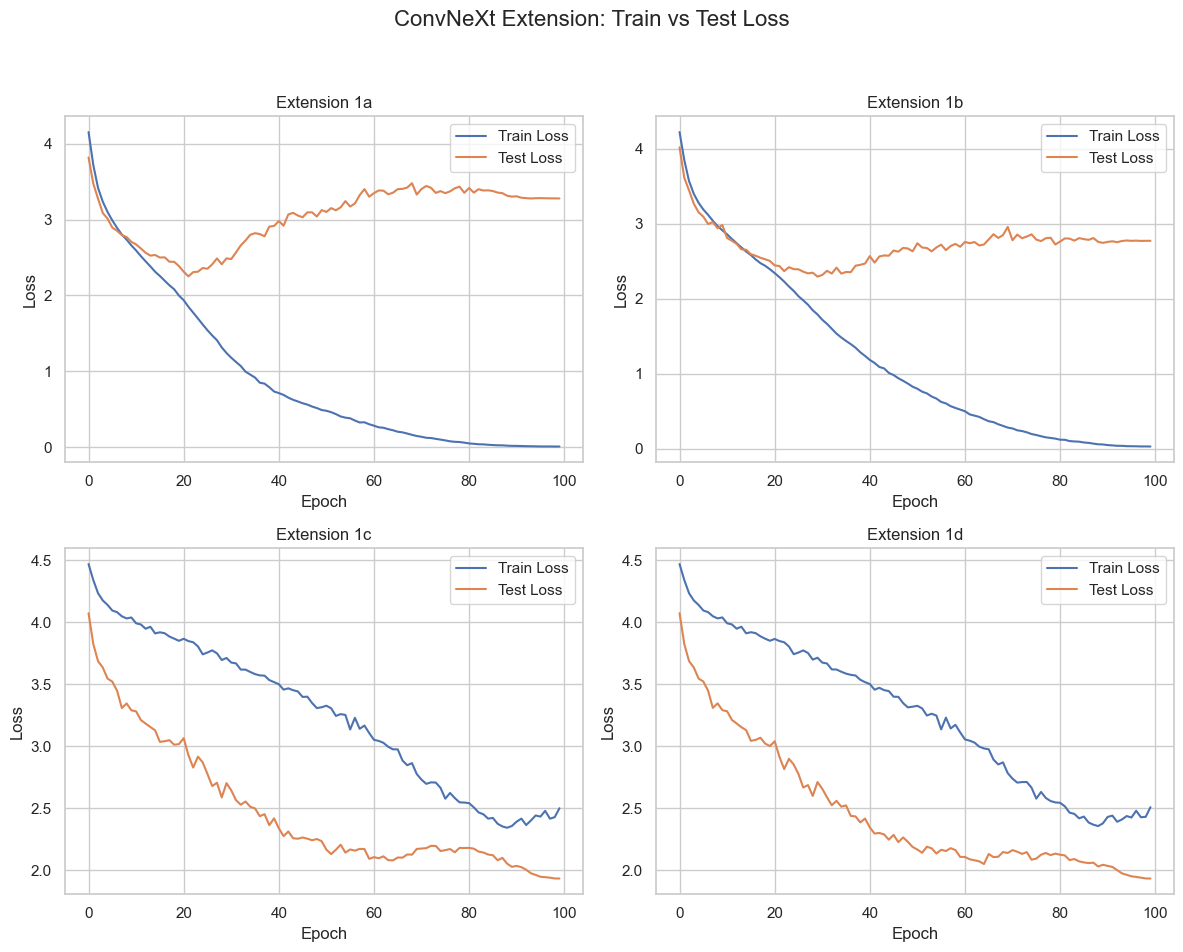
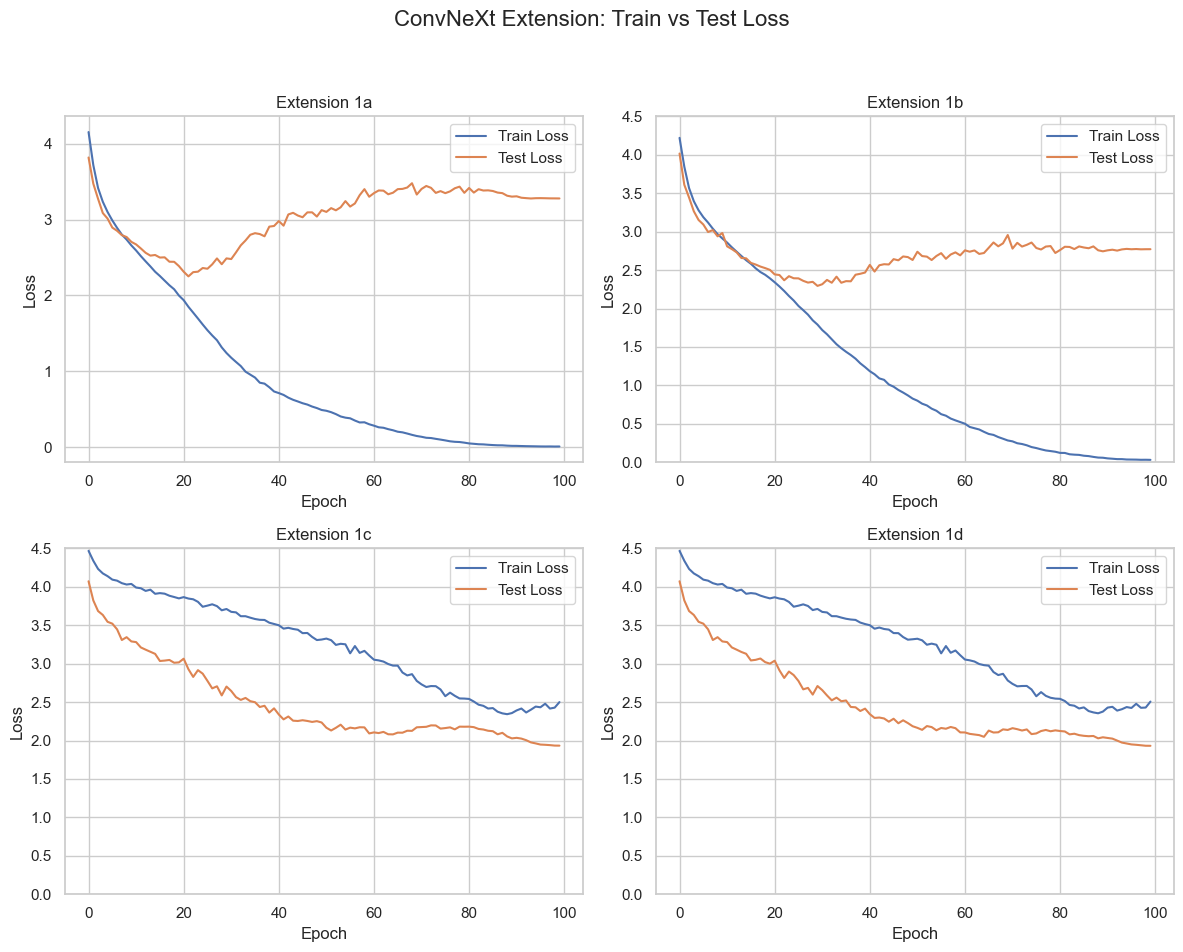
The notebook cell's code change between the first figure and the second:
--- before
+++ after
@@ -10,4 +10,5 @@
 axes[0, 0].set_xlabel("Epoch")
 axes[0, 0].set_ylabel("Loss")
+axes[0, 1].set_ylim(0, 4.5)
 axes[0, 0].legend()
 
@@ -17,4 +18,5 @@
 axes[0, 1].set_xlabel("Epoch")
 axes[0, 1].set_ylabel("Loss")
+axes[0, 1].set_ylim(0, 4.5)
 axes[0, 1].legend()
 
@@ -24,4 +26,5 @@
 axes[1, 0].set_xlabel("Epoch")
 axes[1, 0].set_ylabel("Loss")
+axes[1, 0].set_ylim(0, 4.5)
 axes[1, 0].legend()
 
@@ -31,4 +34,5 @@
 axes[1, 1].set_xlabel("Epoch")
 axes[1, 1].set_ylabel("Loss")
+axes[1, 1].set_ylim(0, 4.5)
 axes[1, 1].legend()
 

Commit: Cleaned up notebook and visualisation axis